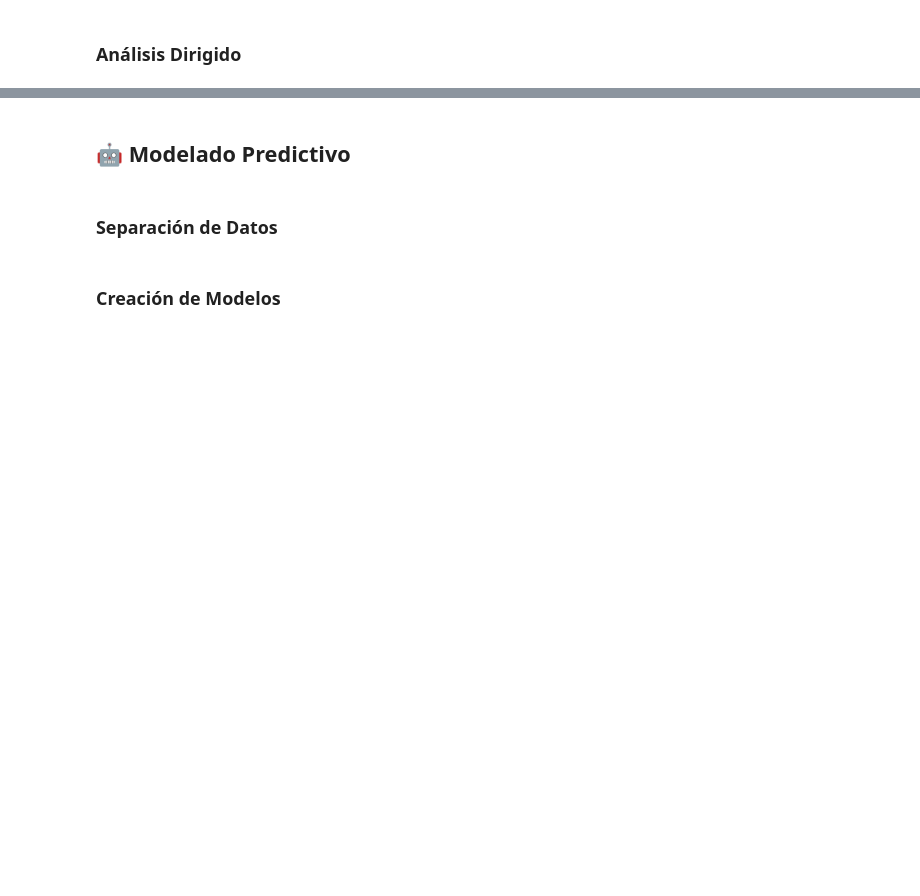
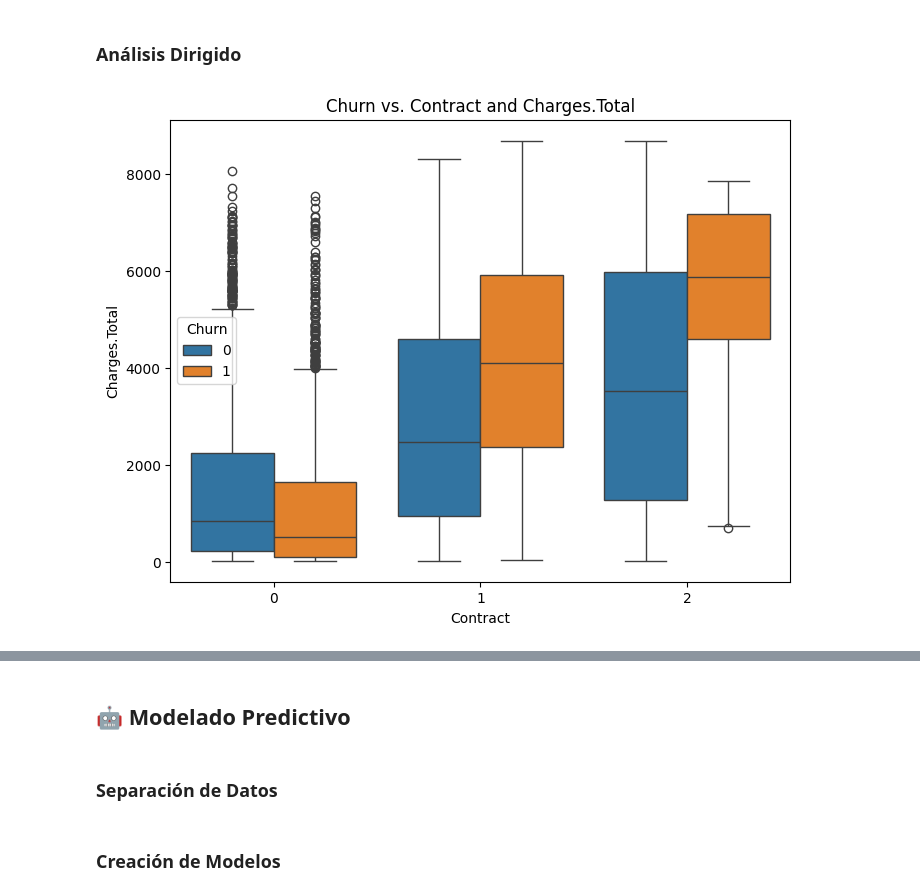
Before and after one commit to CesarAvalosGarcia1432/Challenge-telecomx-parte2, a Jupyter notebook: TelecomX_LATAM_parte2.ipynb, the cells around one changed output, grey strips where cells are left out. Cells and saved outputs as stored; diff of their text form; code cells hidden in the pictures; blank space fills up the shorter version.

```diff
--- a/TelecomX_LATAM_parte2.ipynb
+++ b/TelecomX_LATAM_parte2.ipynb
@@ -200,2 +278,9 @@ plt.show()
 # %% [markdown]
 ### Análisis Dirigido
+# %%
+plt.figure(figsize=(8, 6))
+sns.boxplot(x='Contract', y='Charges.Total', hue='Churn', data=df)
+plt.title('Churn vs. Contract and Charges.Total')
+plt.show()
+# %% [output]
+[figure, added]
```
Also changed, not shown: parts of 18 cells of this notebook.
